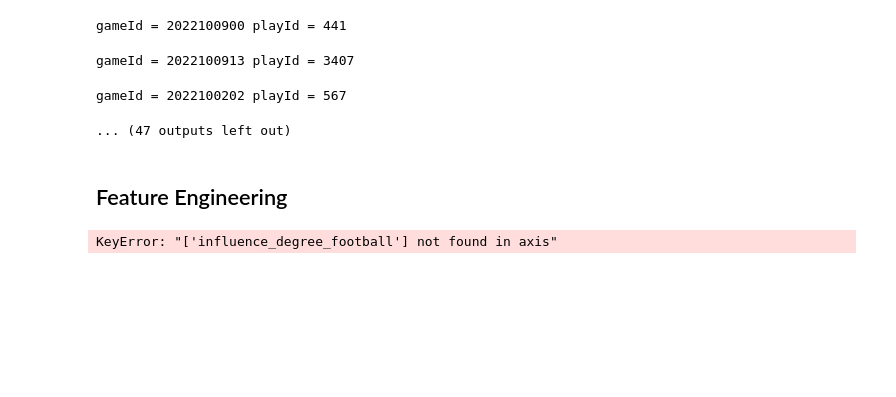
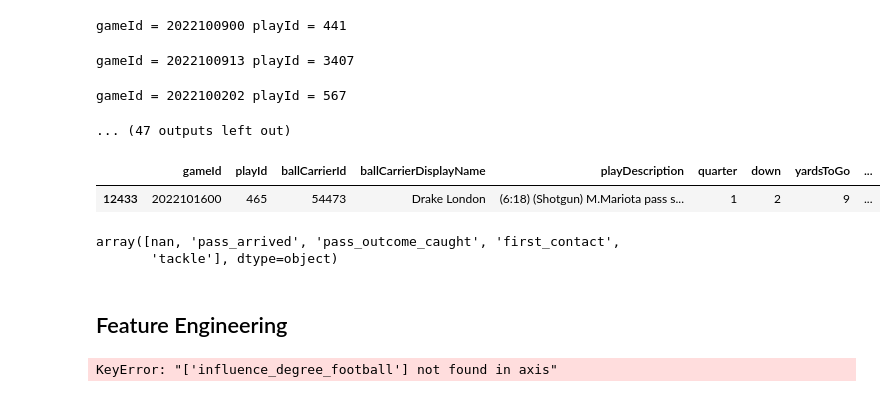
Before and after one commit to hankrugg/BigDataBowl2024, a Jupyter notebook: BigDataBowl.ipynb, the cells around one changed output. Drawn from its saved outputs; the diff is of its cells as text; code cells hidden in the pictures; blank space fills up the shorter version.

```diff
--- a/BigDataBowl.ipynb
+++ b/BigDataBowl.ipynb
@@ -48,6 +55,16 @@ gameId = 2022100900 playId = 441
 gameId = 2022100913 playId = 3407
 gameId = 2022100202 playId = 567
 ... (47 outputs left out)
+# %%
+full_plays.query('gameId == 2022101600 and playId == 465')
+# %% [output]
+|  | gameId | playId | ballCarrierId | ballCarrierDisplayName | playDescription | quarter | down | yardsToGo | ... |
+| 12433 | 2022101600 | 465 | 54473 | Drake London | (6:18) (Shotgun) M.Mariota pass s... | 1 | 2 | 9 | ... |
+# %%
+full_tracking.query('gameId == 2022101600 and playId == 465')['event'].unique()
+# %% [output]
+array([nan, 'pass_arrived', 'pass_outcome_caught', 'first_contact',
+       'tackle'], dtype=object)
 # %% [markdown]
 ## Feature Engineering
 # %%
```
Also changed, not shown: parts of 8 cells of this notebook, 8 other files.
